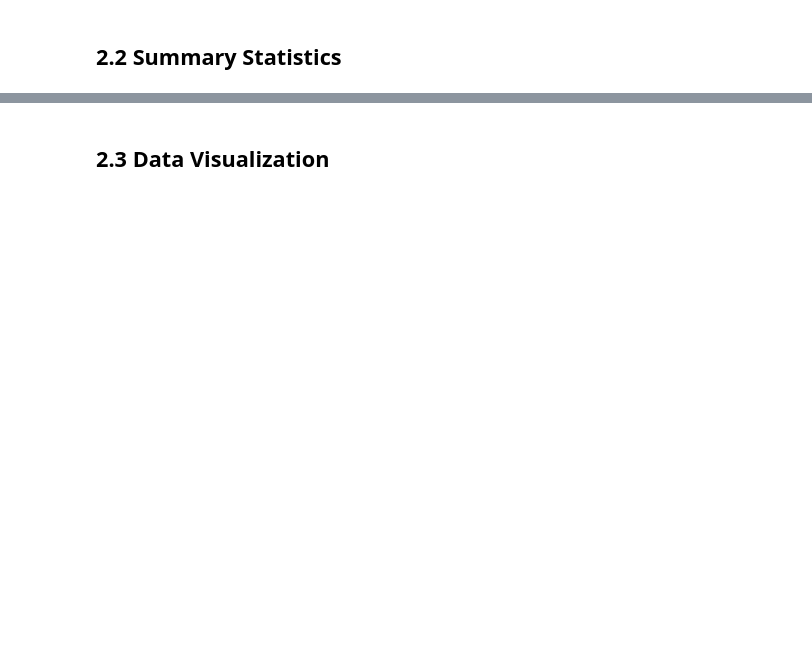
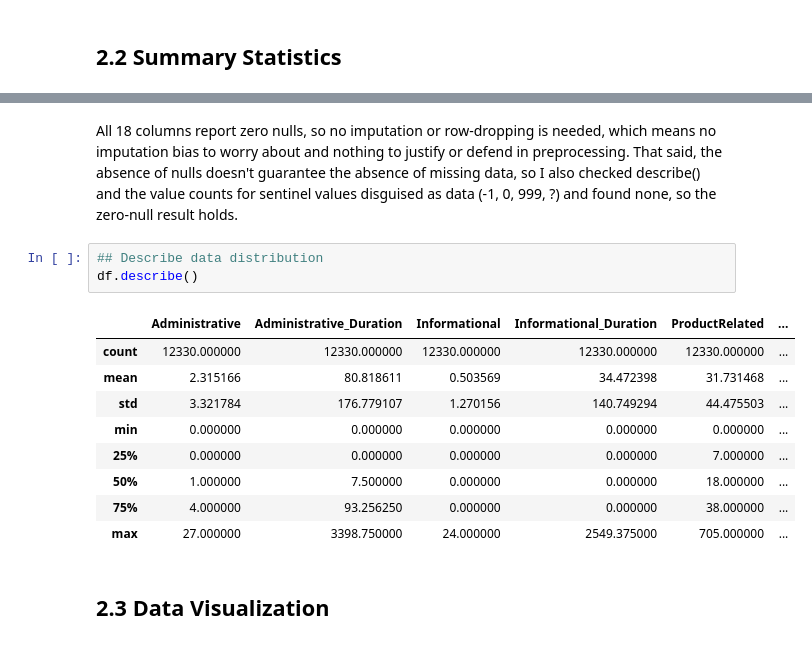
Before and after one commit to miizore-yoroizuka/online-shoppers-purchase-prediction, a Jupyter notebook: notebooks/2501377B_HoJiaHui.ipynb, the cells around one changed output, grey strips where cells are left out. Cells and saved outputs as stored; diff of their text form; blank space fills up the shorter version.

```diff
--- a/notebooks/2501377B_HoJiaHui.ipynb
+++ b/notebooks/2501377B_HoJiaHui.ipynb
@@ -45,2 +95,17 @@ An online retailer takes in thousands of sessions a day, and only around 15% of
+# %% [markdown]
+All 18 columns report zero nulls, so no imputation or row-dropping is needed, which means no imputation bias to worry about and nothing to justify or defend in preprocessing. That said, the absence of nulls doesn't guarantee the absence of missing data, so I also checked describe() and the value counts for sentinel values disguised as data (-1, 0, 999, ?) and found none, so the zero-null result holds.
+# %%
+## Describe data distribution
+df.describe()
+# %% [output]
+|  | Administrative | Administrative_Duration | Informational | Informational_Duration | ProductRelated | ... |
+| count | 12330.000000 | 12330.000000 | 12330.000000 | 12330.000000 | 12330.000000 | ... |
+| mean | 2.315166 | 80.818611 | 0.503569 | 34.472398 | 31.731468 | ... |
+| std | 3.321784 | 176.779107 | 1.270156 | 140.749294 | 44.475503 | ... |
+| min | 0.000000 | 0.000000 | 0.000000 | 0.000000 | 0.000000 | ... |
+| 25% | 0.000000 | 0.000000 | 0.000000 | 0.000000 | 7.000000 | ... |
+| 50% | 1.000000 | 7.500000 | 0.000000 | 0.000000 | 18.000000 | ... |
+| 75% | 4.000000 | 93.256250 | 0.000000 | 0.000000 | 38.000000 | ... |
+| max | 27.000000 | 3398.750000 | 24.000000 | 2549.375000 | 705.000000 | ... |
 # %% [markdown]
 ## 2.3 Data Visualization
```
Also changed, not shown: parts of 9 cells of this notebook, 1 other file.
